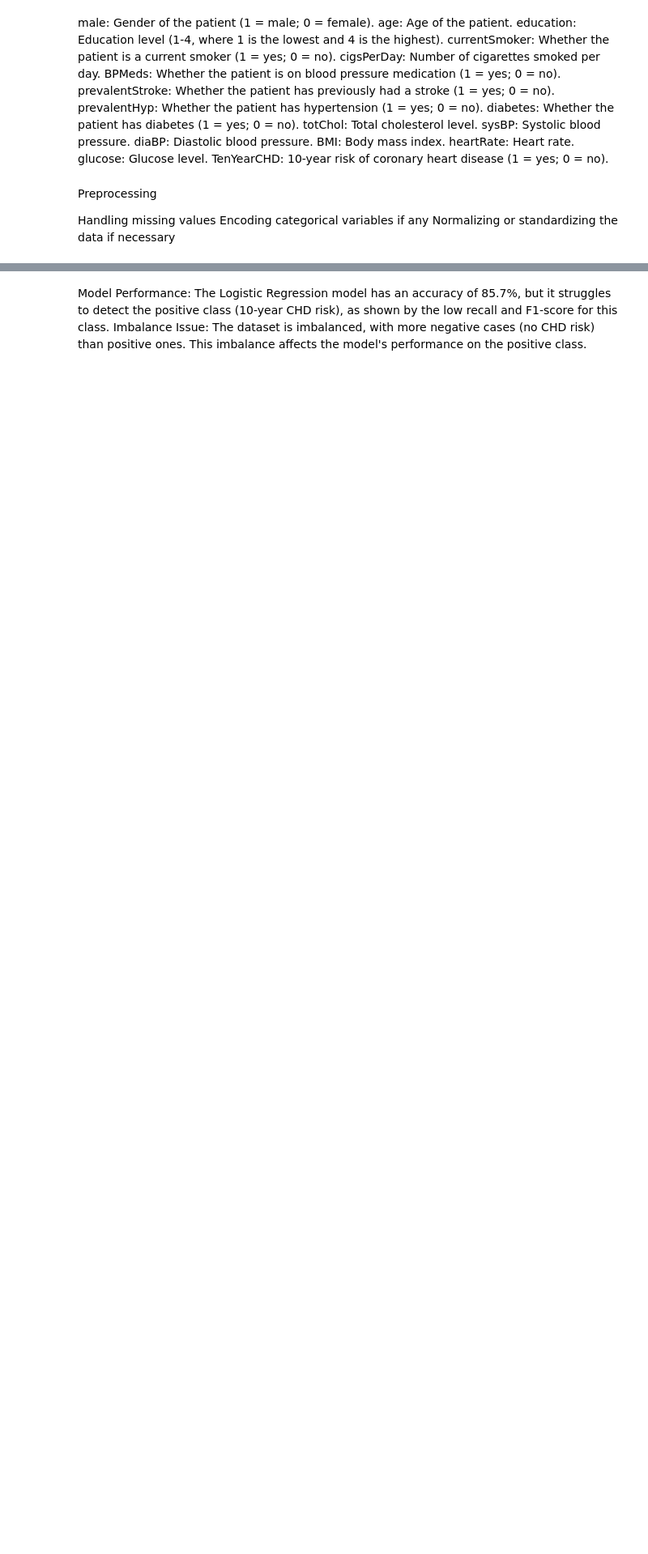
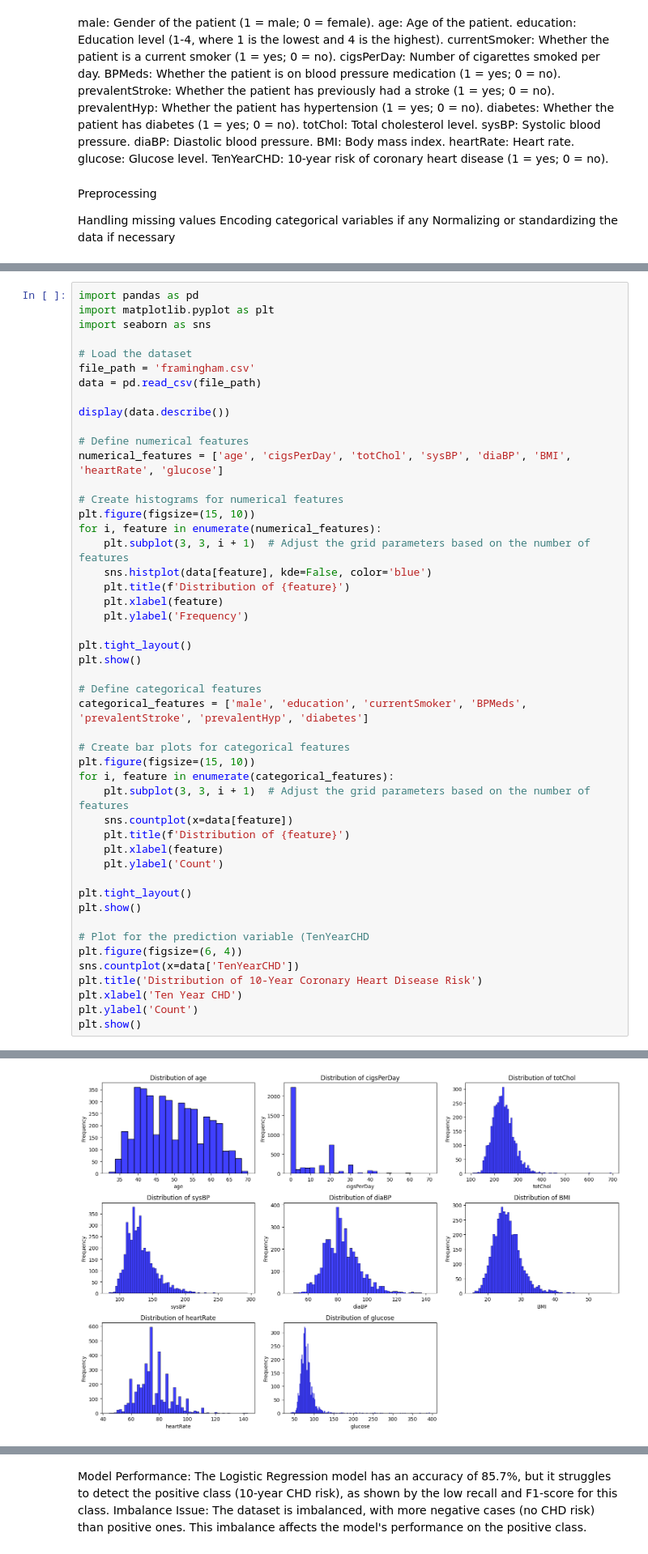
Before and after one commit to Tobux/BI-Data-Science-Project, a Jupyter notebook: notebook.ipynb, the cells around one changed output, grey strips where cells are left out. Shown at 81% size. Saved outputs shown, nothing was run; the diff lists cells and outputs as text; blank space fills up the shorter version.

```diff
--- a/notebook.ipynb
+++ b/notebook.ipynb
@@ -68,0 +24,49 @@ plt.show()
+# %%
+import pandas as pd
+import matplotlib.pyplot as plt
+import seaborn as sns
+
+# Load the dataset
+file_path = 'framingham.csv'
+data = pd.read_csv(file_path)
+
+display(data.describe())
+
+# Define numerical features
+numerical_features = ['age', 'cigsPerDay', 'totChol', 'sysBP', 'diaBP', 'BMI', 'heartRate', 'glucose']
+
+# Create histograms for numerical features
+plt.figure(figsize=(15, 10))
+for i, feature in enumerate(numerical_features):
+    plt.subplot(3, 3, i + 1)  # Adjust the grid parameters based on the number of features
+    sns.histplot(data[feature], kde=False, color='blue')
+    plt.title(f'Distribution of {feature}')
+    plt.xlabel(feature)
+    plt.ylabel('Frequency')
+
+plt.tight_layout()
+plt.show()
+
+# Define categorical features
+categorical_features = ['male', 'education', 'currentSmoker', 'BPMeds', 'prevalentStroke', 'prevalentHyp', 'diabetes']
+
+# Create bar plots for categorical features
+plt.figure(figsize=(15, 10))
+for i, feature in enumerate(categorical_features):
+    plt.subplot(3, 3, i + 1)  # Adjust the grid parameters based on the number of features
+    sns.countplot(x=data[feature])
+    plt.title(f'Distribution of {feature}')
+    plt.xlabel(feature)
+    plt.ylabel('Count')
+
+plt.tight_layout()
+plt.show()
+
+# Plot for the prediction variable (TenYearCHD
+plt.figure(figsize=(6, 4))
+sns.countplot(x=data['TenYearCHD'])
+plt.title('Distribution of 10-Year Coronary Heart Disease Risk')
+plt.xlabel('Ten Year CHD')
+plt.ylabel('Count')
+plt.show()
+# %% [output]
@@ -68,0 +82 @@ plt.show()
+[figure, added]
```
Also changed, not shown: parts of 9 cells of this notebook.
